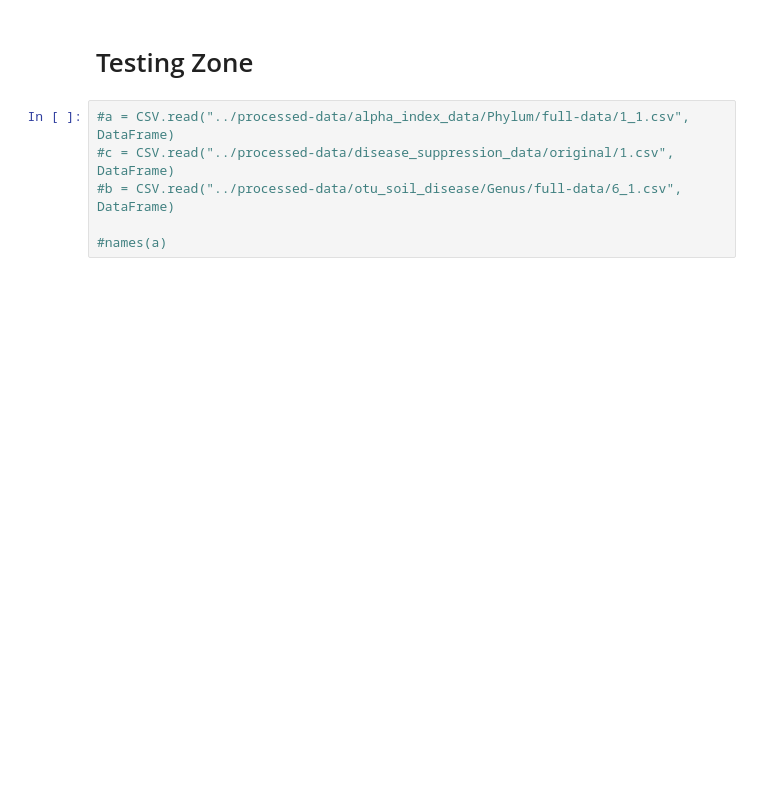
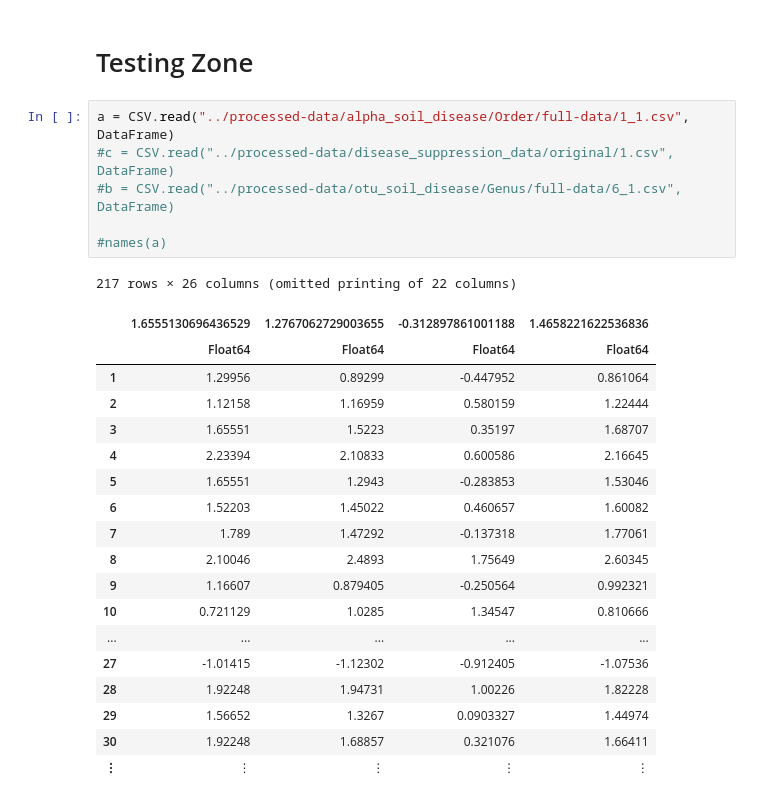
Before and after one commit to solislemuslab/soil-microbiome-nn, a Jupyter notebook: bayesian-nn/file-process.ipynb, the cells around one changed output. Drawn from its saved outputs; the diff is of its cells as text; blank space fills up the shorter version.

```diff
--- a/bayesian-nn/file-process.ipynb
+++ b/bayesian-nn/file-process.ipynb
@@ -559,8 +614,28 @@ end
 # %% [markdown]
 # Testing Zone
 # %%
-#a = CSV.read("../processed-data/alpha_index_data/Phylum/full-data/1_1.csv", DataFrame)
+a = CSV.read("../processed-data/alpha_soil_disease/Order/full-data/1_1.csv", DataFrame)
 #c = CSV.read("../processed-data/disease_suppression_data/original/1.csv", DataFrame)
 #b = CSV.read("../processed-data/otu_soil_disease/Genus/full-data/6_1.csv", DataFrame)
 
 #names(a)
+# %% [output]
+217 rows × 26 columns (omitted printing of 22 columns)
+|  | 1.6555130696436529 | 1.2767062729003655 | -0.312897861001188 | 1.4658221622536836 |
+|  | Float64 | Float64 | Float64 | Float64 |
+| 1 | 1.29956 | 0.89299 | -0.447952 | 0.861064 |
+| 2 | 1.12158 | 1.16959 | 0.580159 | 1.22444 |
+| 3 | 1.65551 | 1.5223 | 0.35197 | 1.68707 |
+| 4 | 2.23394 | 2.10833 | 0.600586 | 2.16645 |
+| 5 | 1.65551 | 1.2943 | -0.283853 | 1.53046 |
+| 6 | 1.52203 | 1.45022 | 0.460657 | 1.60082 |
+| 7 | 1.789 | 1.47292 | -0.137318 | 1.77061 |
+| 8 | 2.10046 | 2.4893 | 1.75649 | 2.60345 |
+| 9 | 1.16607 | 0.879405 | -0.250564 | 0.992321 |
+| 10 | 0.721129 | 1.0285 | 1.34547 | 0.810666 |
+| ... | ... | ... | ... | ... |
+| 27 | -1.01415 | -1.12302 | -0.912405 | -1.07536 |
+| 28 | 1.92248 | 1.94731 | 1.00226 | 1.82228 |
+| 29 | 1.56652 | 1.3267 | 0.0903327 | 1.44974 |
+| 30 | 1.92248 | 1.68857 | 0.321076 | 1.66411 |
+| ⋮ | ⋮ | ⋮ | ⋮ | ⋮ |
```
Also changed, not shown: parts of 4 cells of this notebook, 1 other file.
